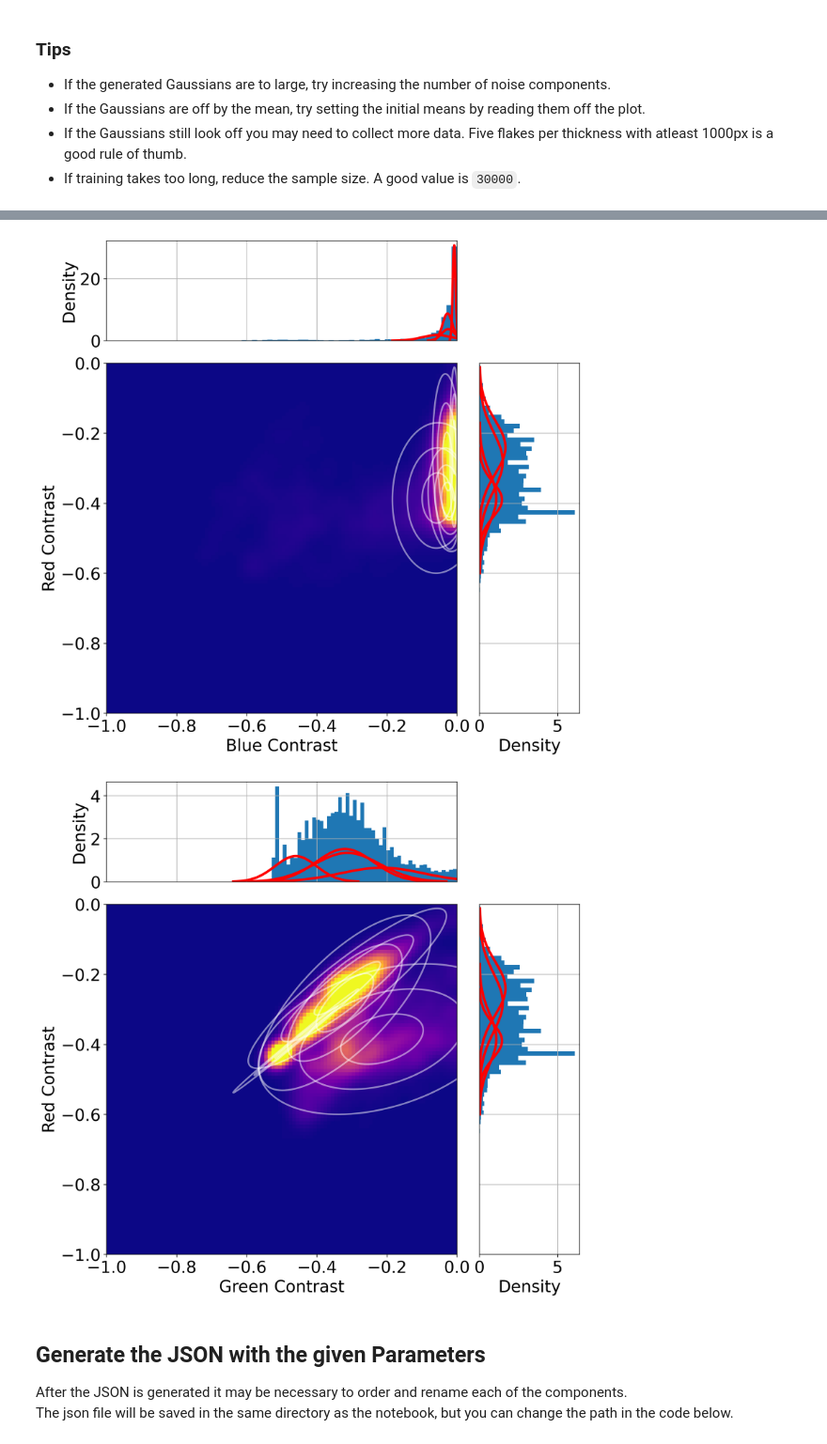
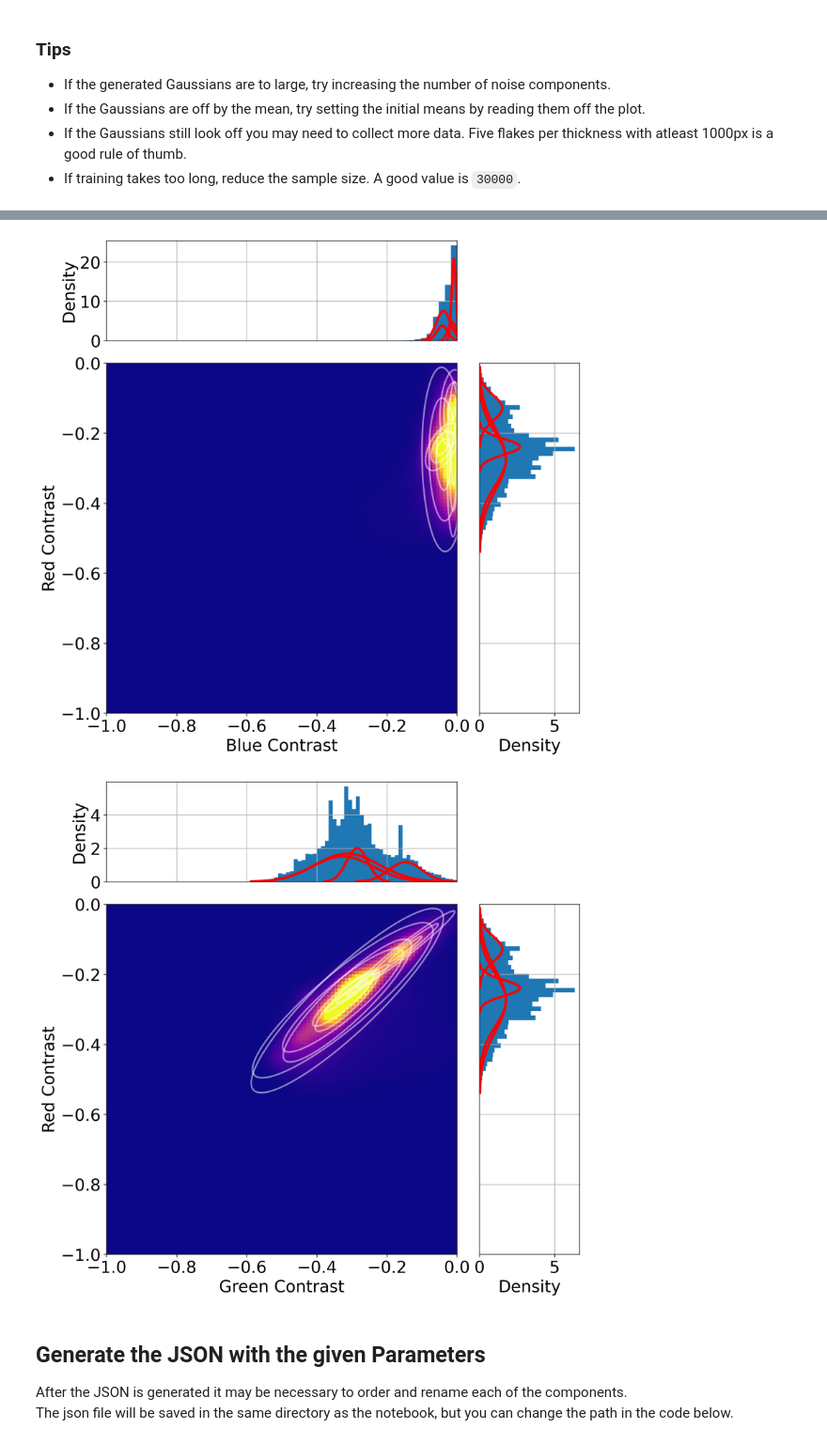
Before and after one commit to troll-n/Automated-Flake-Detection, a Jupyter notebook: GMMDetector/Interactive_Parameter_Estimation.ipynb, the cells around one changed output, grey strips where cells are left out. Shown at 94% size. Saved outputs shown, nothing was run; the diff lists cells and outputs as text; code cells hidden in the pictures.

```diff
--- a/GMMDetector/Interactive_Parameter_Estimation.ipynb
+++ b/GMMDetector/Interactive_Parameter_Estimation.ipynb
@@ -178,7 +181,7 @@ Under the hood we are using the SciKit-Learn implementation of the EM-Algorithm.
 # %%
 NUMBER_OF_COMPONENTS = 4
 NUMBER_OF_NOISE_COMPONENTS = 1
-SAMPLE_SIZE = 30000
+SAMPLE_SIZE = None
 COV_TYPE = "full"
 
 # unused, only used for demonstration
@@ -227,5 +230,5 @@ plot_gaussians(
-[figure, old version]
+[figure, new version]
-[figure, old version]
+[figure, new version]
 # %% [markdown]
 ## Generate the JSON with the given Parameters
 
```
Also changed, not shown: parts of 5 cells of this notebook.
